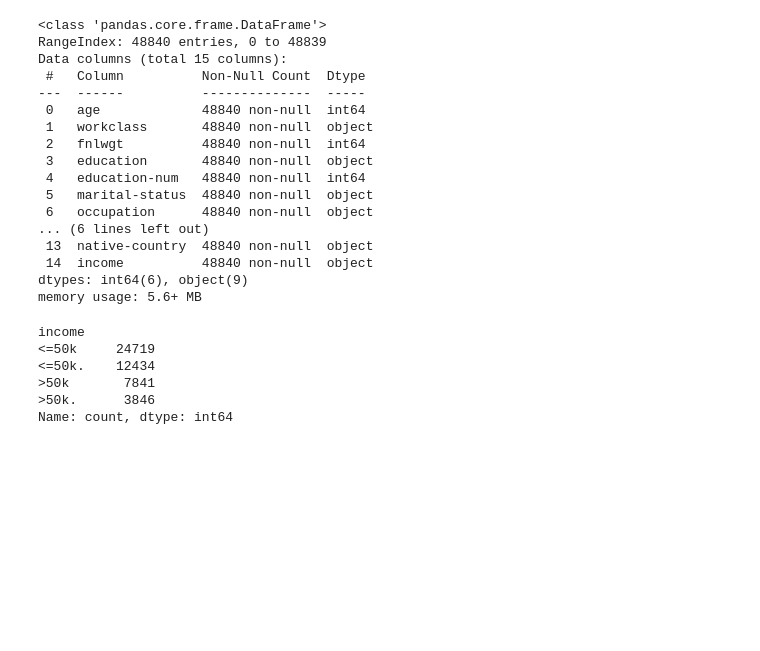
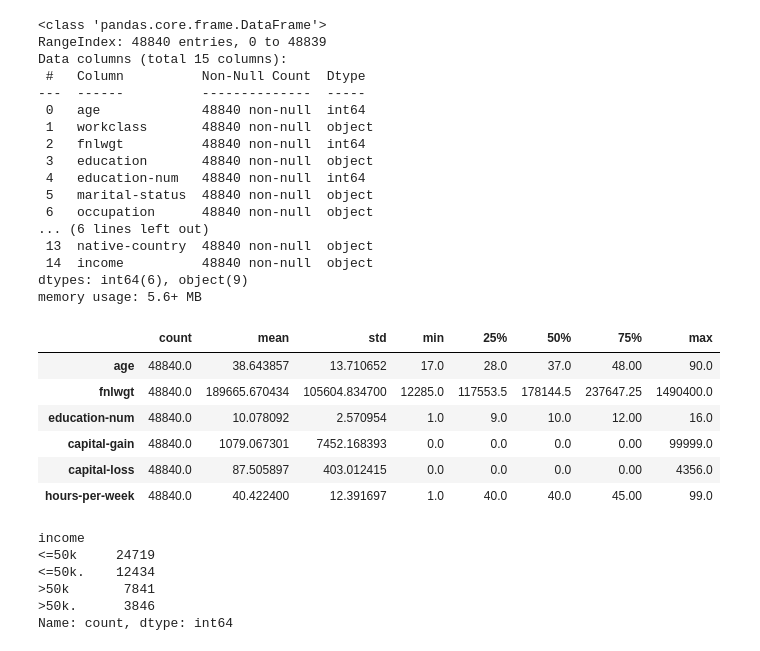
Before and after one commit to Aslam-456/Machine_Learning, a Jupyter notebook: data_pre-processing.ipynb, the cells around one changed output. Cells and saved outputs as stored; diff of their text form; code cells hidden in the pictures; blank space fills up the shorter version.

```diff
--- a/data_pre-processing.ipynb
+++ b/data_pre-processing.ipynb
@@ -140,6 +140,16 @@ Data columns (total 15 columns):
  14  income          48840 non-null  object
 dtypes: int64(6), object(9)
 memory usage: 5.6+ MB
+# %%
+combined_data.describe().T #the T switches the rows and columns
+# %% [output]
+|  | count | mean | std | min | 25% | 50% | 75% | max |
+| age | 48840.0 | 38.643857 | 13.710652 | 17.0 | 28.0 | 37.0 | 48.00 | 90.0 |
+| fnlwgt | 48840.0 | 189665.670434 | 105604.834700 | 12285.0 | 117553.5 | 178144.5 | 237647.25 | 1490400.0 |
+| education-num | 48840.0 | 10.078092 | 2.570954 | 1.0 | 9.0 | 10.0 | 12.00 | 16.0 |
+| capital-gain | 48840.0 | 1079.067301 | 7452.168393 | 0.0 | 0.0 | 0.0 | 0.00 | 99999.0 |
+| capital-loss | 48840.0 | 87.505897 | 403.012415 | 0.0 | 0.0 | 0.0 | 0.00 | 4356.0 |
+| hours-per-week | 48840.0 | 40.422400 | 12.391697 | 1.0 | 40.0 | 40.0 | 45.00 | 99.0 |
 # %%
 combined_data['income'].value_counts()
 # %% [output]
```
Also changed, not shown: parts of 7 cells of this notebook, 6 other files.
